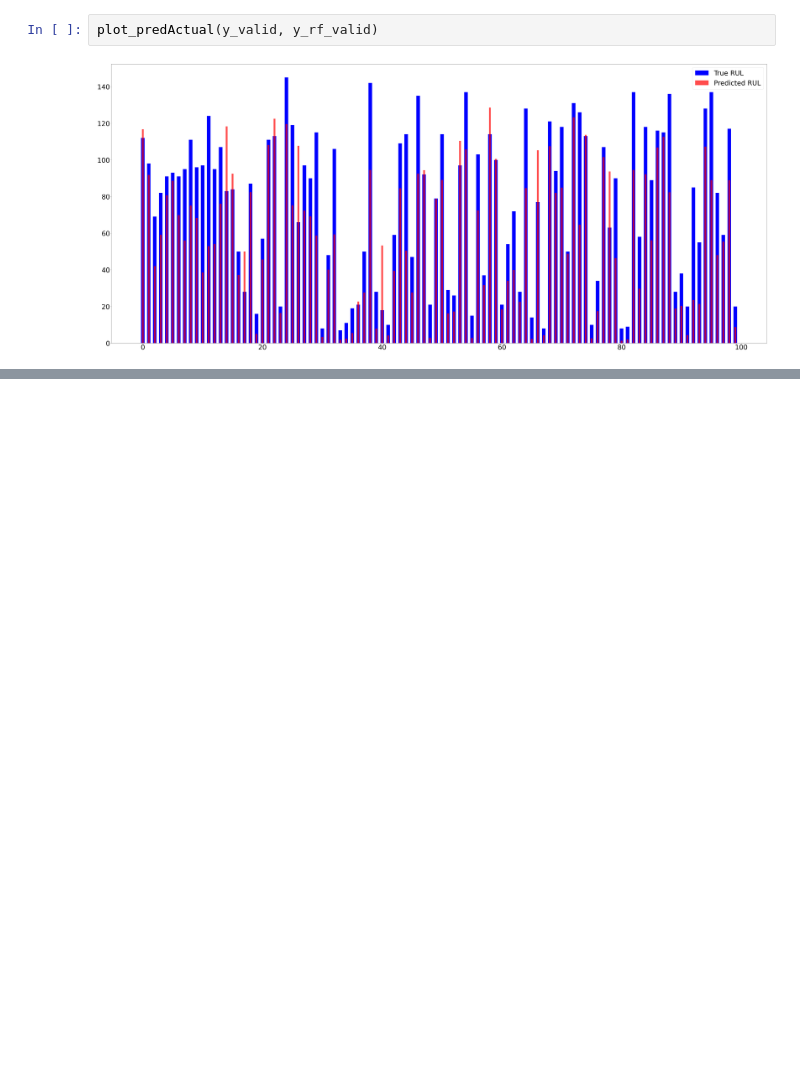
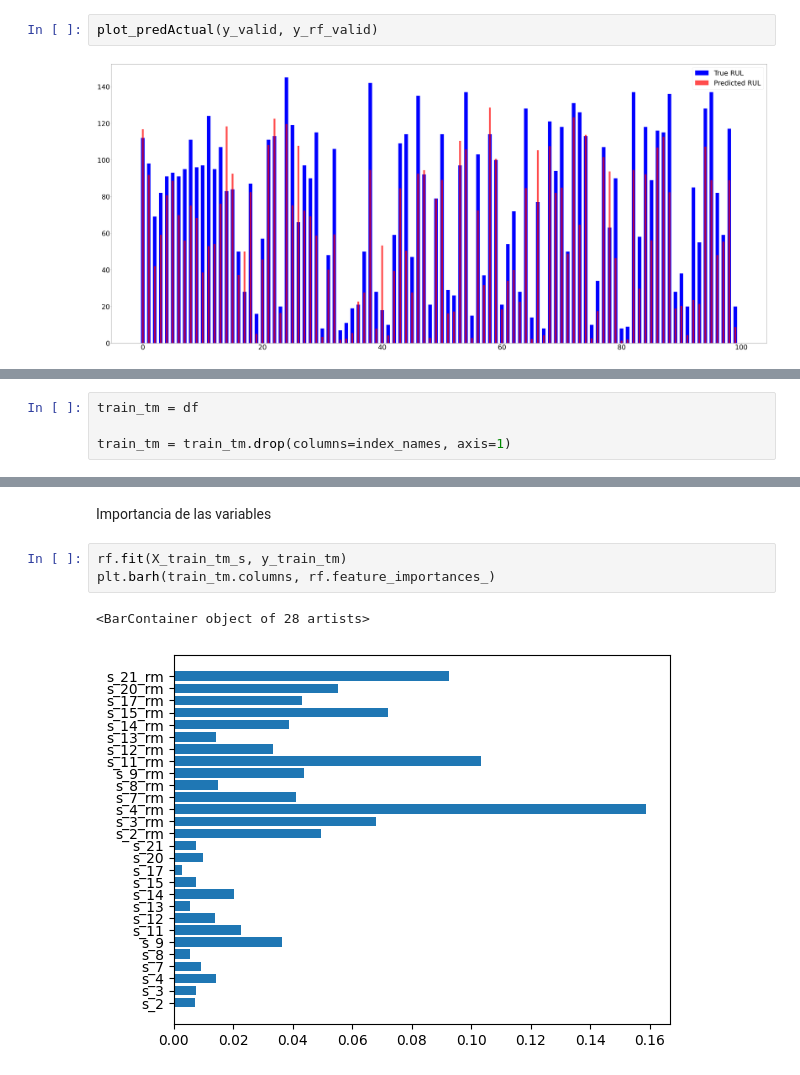
Before and after one commit to cristian-torres-ds/predictive_maintenance, a Jupyter notebook: turbinas_nasa/mantenimiento_predictivo.ipynb, the cells around one changed output, grey strips where cells are left out. Cells and saved outputs as stored; diff of their text form; blank space fills up the shorter version.

```diff
--- a/turbinas_nasa/mantenimiento_predictivo.ipynb
+++ b/turbinas_nasa/mantenimiento_predictivo.ipynb
@@ -721,0 +749,4 @@ plot_predActual(y_valid, y_rf_valid)
+# %%
+train_tm = df
+
+train_tm = train_tm.drop(columns=index_names, axis=1)
@@ -721,0 +834,8 @@ plot_predActual(y_valid, y_rf_valid)
+# %% [markdown]
+Importancia de las variables
+# %%
+rf.fit(X_train_tm_s, y_train_tm)
+plt.barh(train_tm.columns, rf.feature_importances_)
+# %% [output]
+<BarContainer object of 28 artists>
+[figure, added]
```
Also changed, not shown: parts of 20 cells of this notebook, 1 other file.
